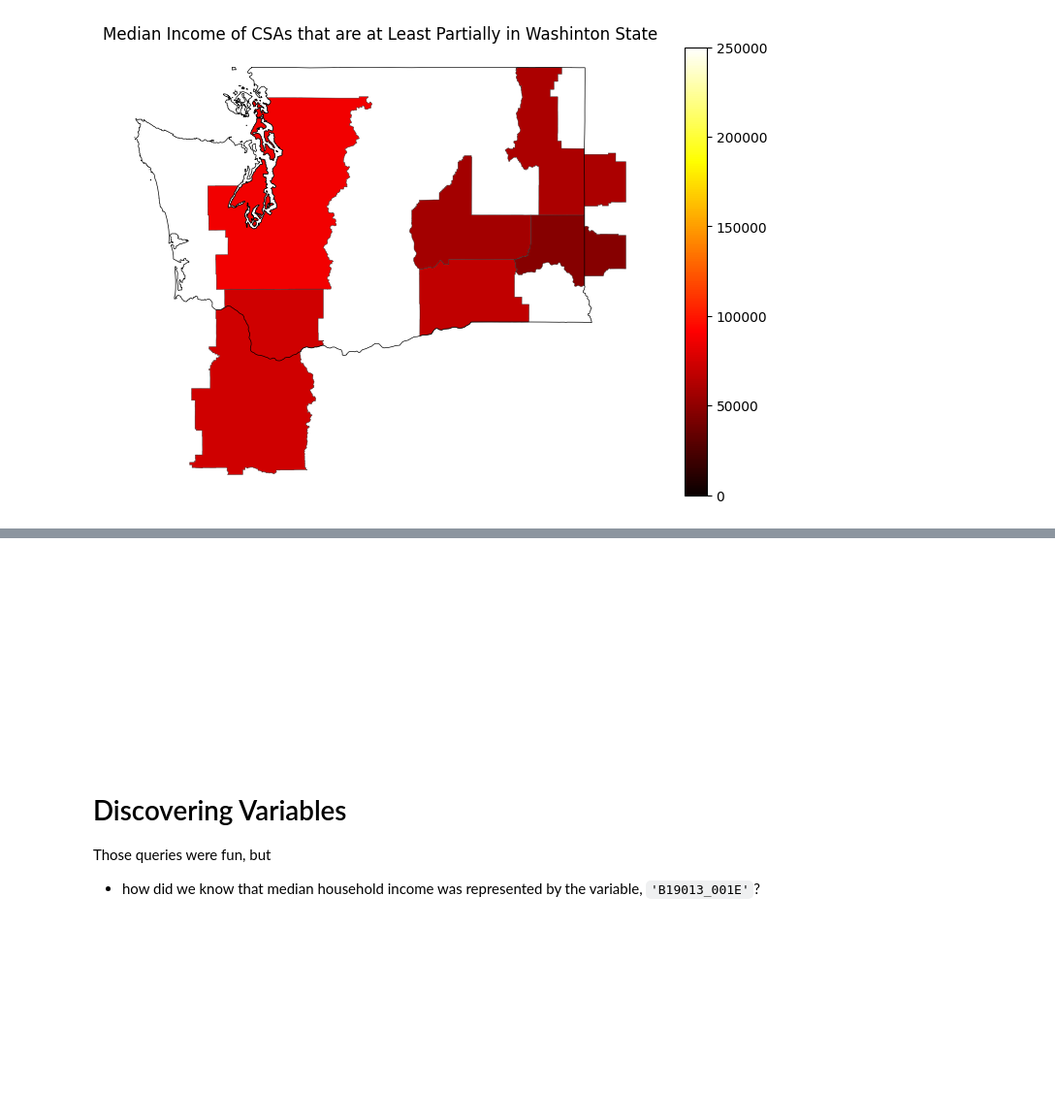
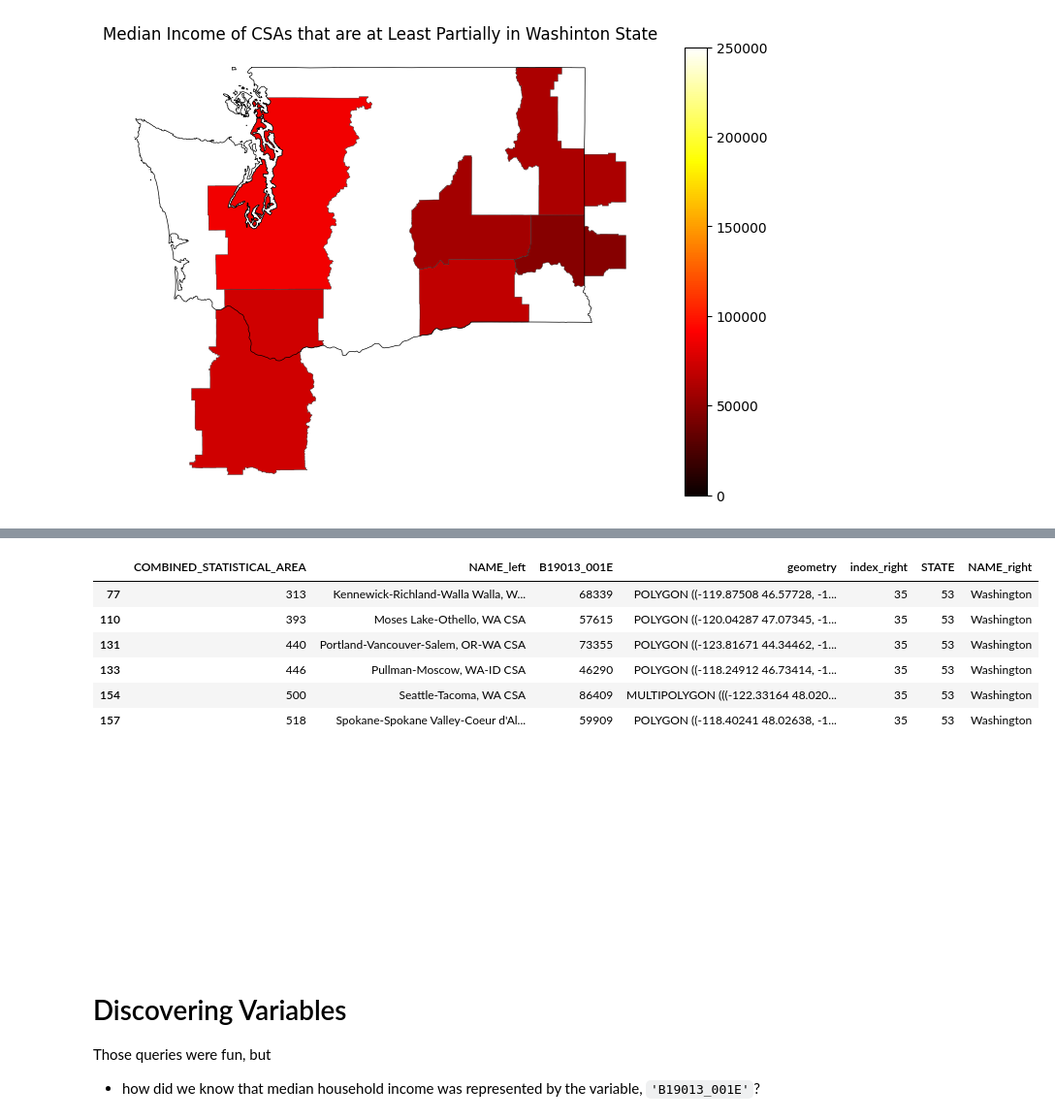
Before and after one commit to vengroff/censusdis-tutorial, a Jupyter notebook: Tutorial.ipynb, the cells around one changed output, grey strips where cells are left out. Shown at 97% size. Saved outputs shown, nothing was run; the diff lists cells and outputs as text; code cells hidden in the pictures; blank space fills up the shorter version.

Commit message:
Upgrade censusdis version.

```diff
--- a/Tutorial.ipynb
+++ b/Tutorial.ipynb
@@ -1,16 +1,11 @@
 # %%
-import censusdis.data as ced
-import censusdis.maps as cem
-
-from censusdis.states import STATE_WA, STATE_OR, STATE_CA
-
 #from censusdis.datasets import ACS5
 
 ACS5 = 'acs/acs5'
 
 import pandas as pd
 
-pd.set_option('display.max_colwidth', 512)
+pd.set_option('display.max_colwidth', 200)
 # %% [markdown]
 <br/><br/><br/>
 
@@ -602,7 +595,7 @@ Text(0.5, 1.0, 'CSAs in the United States')
 - This is just scratching the surface of the spatial operations a `GeoDataFrame` can do.
 # %%
 # Start with just the WA row from our state geo data frame.
-gdf_wa = gdf_states[gdf_states['STATE']==STATE_WA]
+gdf_wa = gdf_states[gdf_states['STATE']==states.WA]
 gdf_wa
 # %% [output]
 |  | STATE | NAME | geometry |
@@ -640,3 +673,13 @@ None
+# %%
+gdf_wa_csa
+# %% [output]
+|  | COMBINED_STATISTICAL_AREA | NAME_left | B19013_001E | geometry | index_right | STATE | NAME_right |
+| 77 | 313 | Kennewick-Richland-Walla Walla, W... | 68339 | POLYGON ((-119.87508 46.57728, -1... | 35 | 53 | Washington |
+| 110 | 393 | Moses Lake-Othello, WA CSA | 57615 | POLYGON ((-120.04287 47.07345, -1... | 35 | 53 | Washington |
+| 131 | 440 | Portland-Vancouver-Salem, OR-WA CSA | 73355 | POLYGON ((-123.81671 44.34462, -1... | 35 | 53 | Washington |
+| 133 | 446 | Pullman-Moscow, WA-ID CSA | 46290 | POLYGON ((-118.24912 46.73414, -1... | 35 | 53 | Washington |
+| 154 | 500 | Seattle-Tacoma, WA CSA | 86409 | MULTIPOLYGON (((-122.33164 48.020... | 35 | 53 | Washington |
+| 157 | 518 | Spokane-Spokane Valley-Coeur d'Al... | 59909 | POLYGON ((-118.40241 48.02638, -1... | 35 | 53 | Washington |
 # %% [markdown]
 <br/><br/><br/><br/><br/><br/><br/><br/><br/><br/>
 
```
Also changed, not shown: parts of 12 cells of this notebook, 2 other files.
